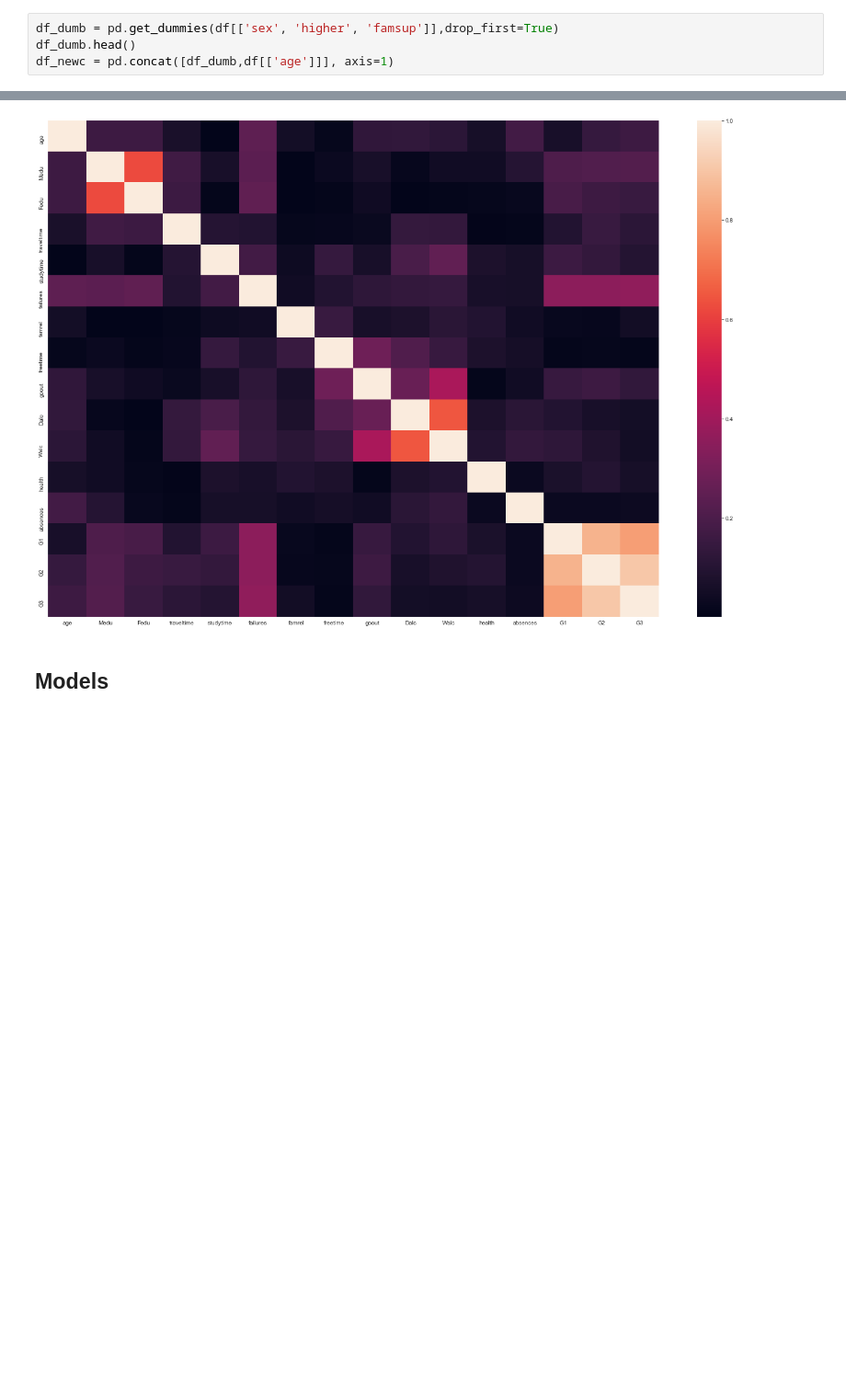
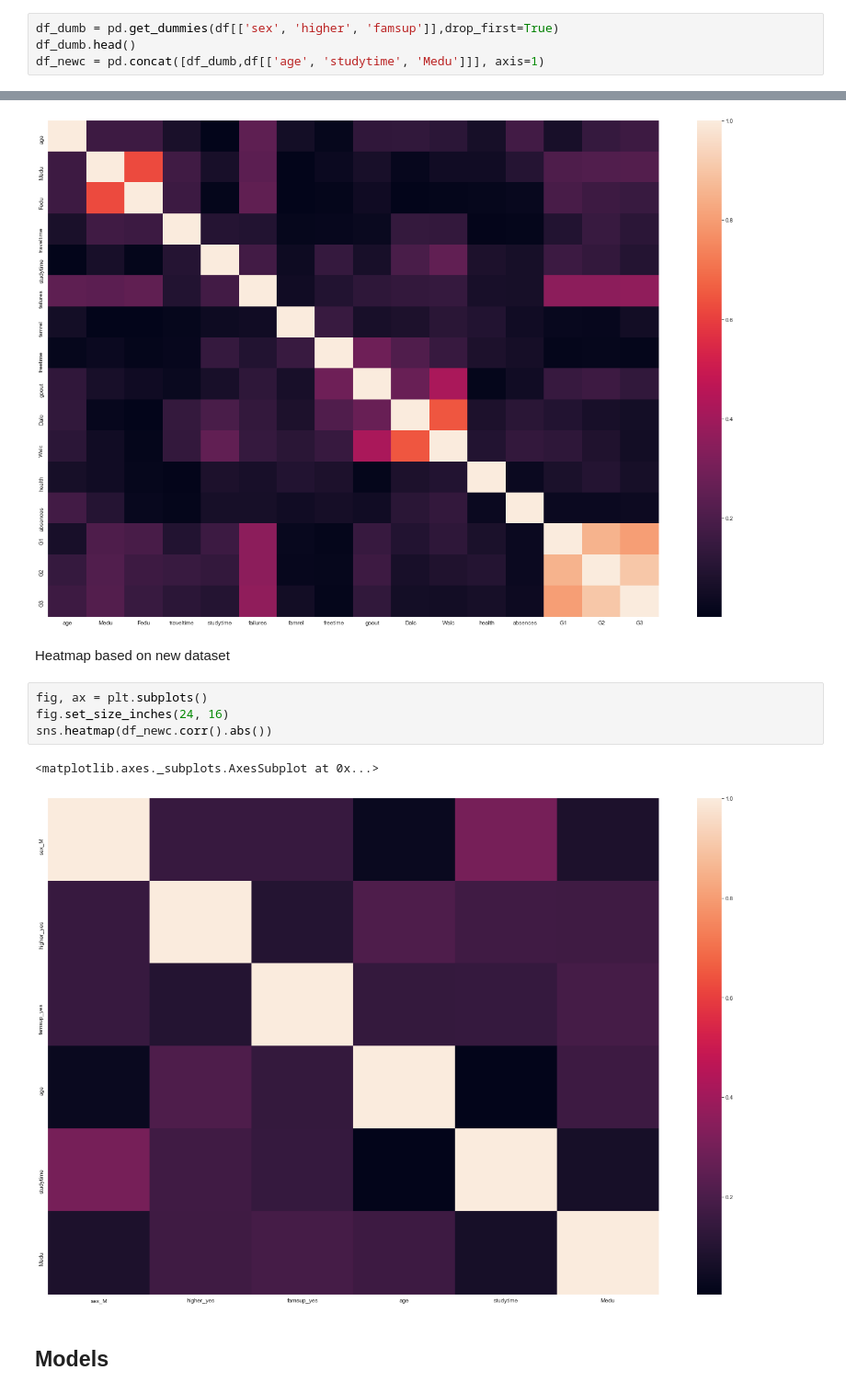
Before and after one commit to Kingbigtiger/class-studies, a Jupyter notebook: Unit 3.3.4 Bootcamp Challenge rev. 1.ipynb, the cells around one changed output, grey strips where cells are left out. Shown at 92% size. Drawn from its saved outputs; the diff is of its cells as text; blank space fills up the shorter version.

```diff
--- a/Unit 3.3.4 Bootcamp Challenge rev. 1.ipynb
+++ b/Unit 3.3.4 Bootcamp Challenge rev. 1.ipynb
@@ -60,7 +60,7 @@ df.head()
 # %%
 df_dumb = pd.get_dummies(df[['sex', 'higher', 'famsup']],drop_first=True)
 df_dumb.head()
-df_newc = pd.concat([df_dumb,df[['age']]], axis=1)
+df_newc = pd.concat([df_dumb,df[['age', 'studytime', 'Medu']]], axis=1)
 # %%
 fig, ax = plt.subplots()
 fig.set_size_inches(24, 16)
@@ -68,6 +68,15 @@ sns.heatmap(df.corr().abs())
 # %% [output]
 <matplotlib.axes._subplots.AxesSubplot at 0x...>
 [figure]
+# %% [markdown]
+Heatmap based on new dataset
+# %%
+fig, ax = plt.subplots()
+fig.set_size_inches(24, 16)
+sns.heatmap(df_newc.corr().abs())
+# %% [output]
+<matplotlib.axes._subplots.AxesSubplot at 0x...>
+[figure, added]
 # %% [markdown]
 ## Models
 # %% [markdown]
```
Also changed, not shown: parts of 12 cells of this notebook.
